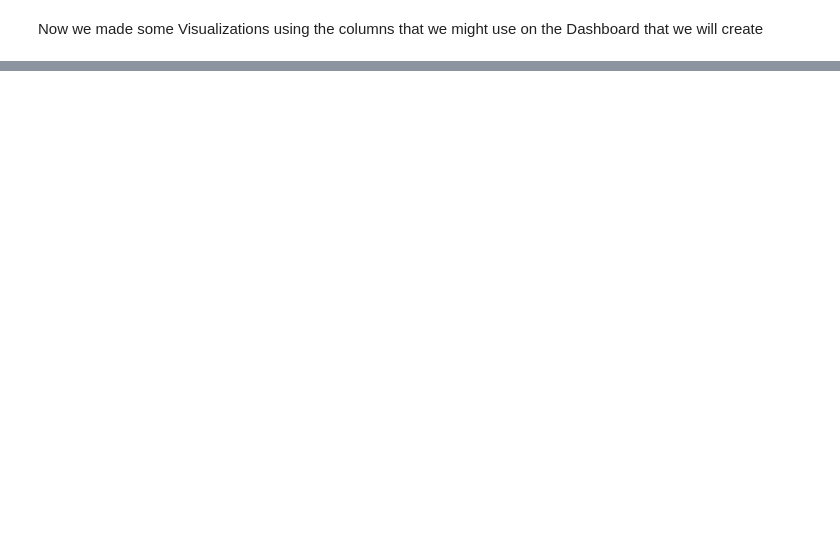
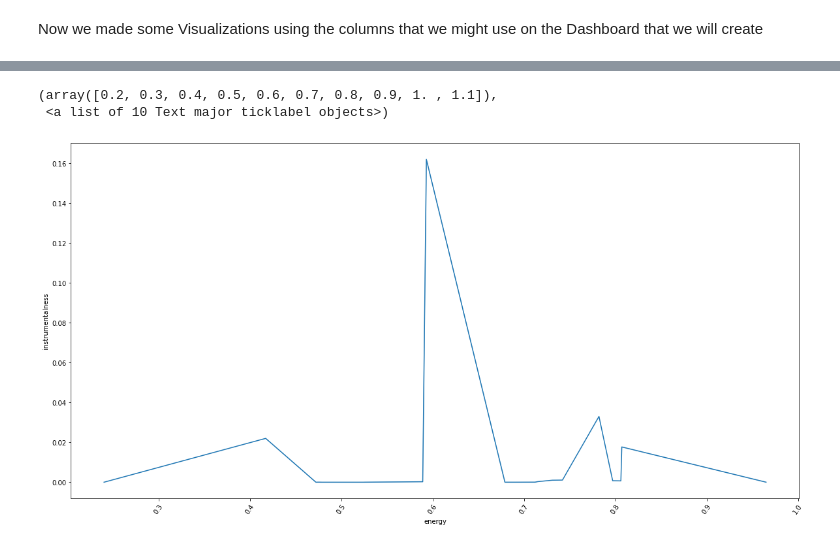
Before and after one commit to Sebastiao199/Project4WebScrapStats, a Jupyter notebook: spotify_top50.ipynb, the cells around one changed output, grey strips where cells are left out. Saved outputs shown, nothing was run; the diff lists cells and outputs as text; code cells hidden in the pictures; blank space fills up the shorter version.

```diff
--- a/spotify_top50.ipynb
+++ b/spotify_top50.ipynb
@@ -416,0 +435,9 @@ plt.xticks(rotation=55, ha='right', rotation_mode='anchor')
+# %%
+fig, ax = plt.subplots(figsize = (20,10))
+# order = final_df.groupby(["track_genre"])["instrumentalness"].mean().sort_values(ascending=True).index
+sns.lineplot(x = 'energy', y = 'instrumentalness', data = final_df)
+plt.xticks(rotation=55, ha='right', rotation_mode='anchor')
+# %% [output]
+(array([0.2, 0.3, 0.4, 0.5, 0.6, 0.7, 0.8, 0.9, 1. , 1.1]),
+ <a list of 10 Text major ticklabel objects>)
+[figure, added]
```
Also changed, not shown: parts of 22 cells of this notebook.
